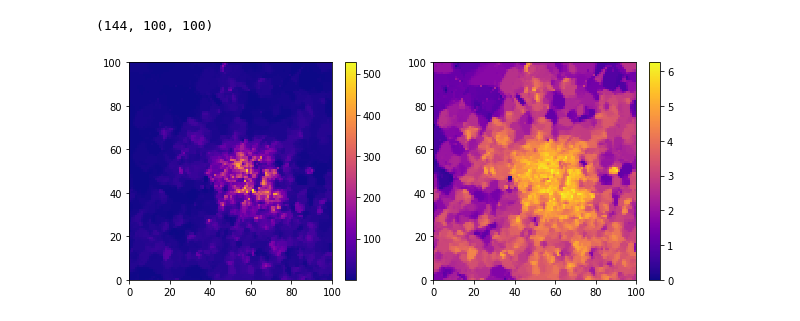
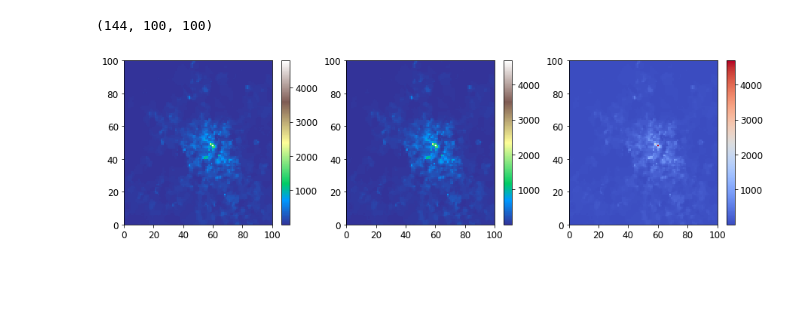
Before and after one commit to dzhv/Spatio-Temporal-mobile-traffic-forecasting, a Jupyter notebook: notebooks/data_exploration.ipynb, the cells around one changed output. Cells and saved outputs as stored; diff of their text form; code cells hidden in the pictures; blank space fills up the shorter version.

```diff
--- a/notebooks/data_exploration.ipynb
+++ b/notebooks/data_exploration.ipynb
@@ -19,19 +19,27 @@ def normalized(a, axis=-1, order=2):
     l2[l2==0] = 1
     return a / np.expand_dims(l2, axis)
 # %%
-plt.figure(figsize=(10, 4))
-plt.subplot(1, 2, 1)
-dots1 = data[35]
-plt.pcolormesh(dots1, cmap='plasma', vmin=dots1.min(), vmax=dots1.max())
+plt.figure(figsize=(15, 4))
+plt.subplot(1, 3, 1)
+dots1 = data[90]
+plt.pcolormesh(dots1, cmap='terrain', vmin=dots1.min(), vmax=dots1.max())
 plt.colorbar()
 
-plt.subplot(1, 2, 2)
-dots2 = np.log(data[40] + 1)
-plt.pcolormesh(dots2, cmap='plasma', vmin=dots2.min(), vmax=dots2.max())
+plt.subplot(1, 3, 2)
+plt.pcolormesh(dots1, cmap='terrain', vmin=dots1.min(), vmax=dots1.max() - 100)
 plt.colorbar()
+
+plt.subplot(1, 3, 3)
+plt.pcolormesh(dots1, cmap='coolwarm', vmin=dots1.min(), vmax=dots1.max() - 100)
+plt.colorbar()
+
+# plt.subplot(1, 3, 3)
+# dots2 = np.log(data[40] + 1)
+# plt.pcolormesh(dots2, cmap='plasma', vmin=dots2.min(), vmax=dots2.max())
+# plt.colorbar()
 
 # plt.subplots_adjust(wspace=0.5)
 
 plt.show()
 # %% [output]
-[figure, old version]
+[figure, new version]
```
Also changed, not shown: parts of 2 cells of this notebook, 4 other files.
